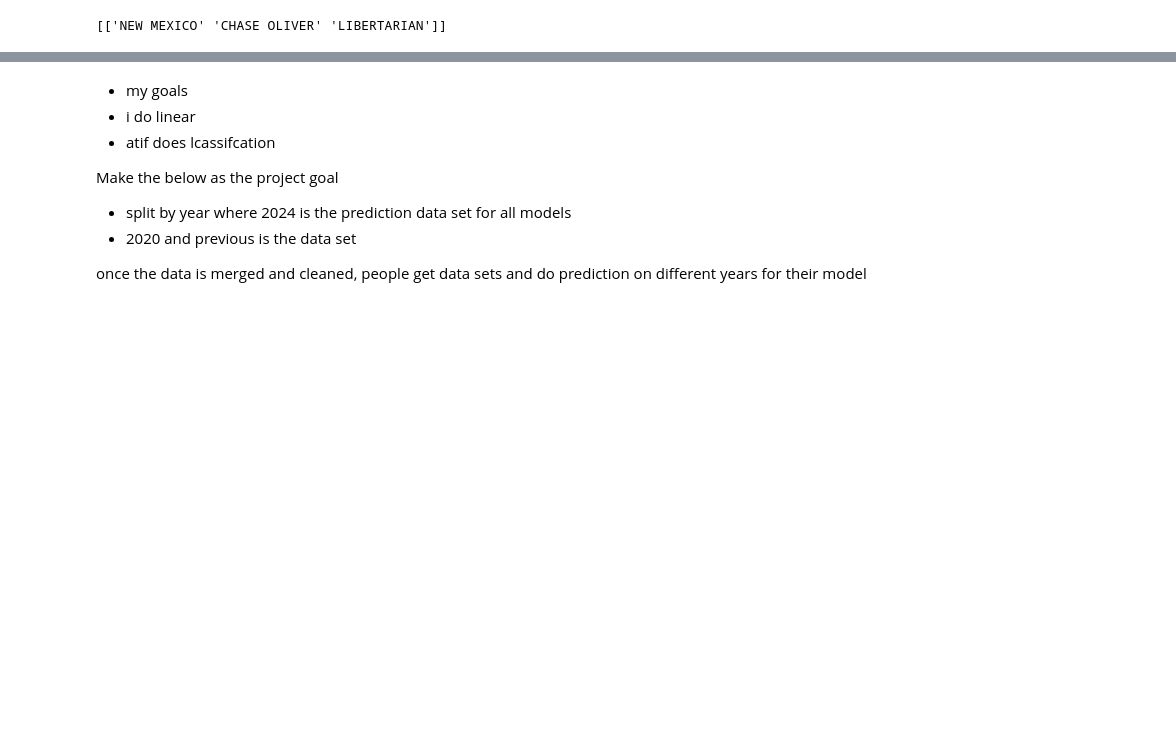
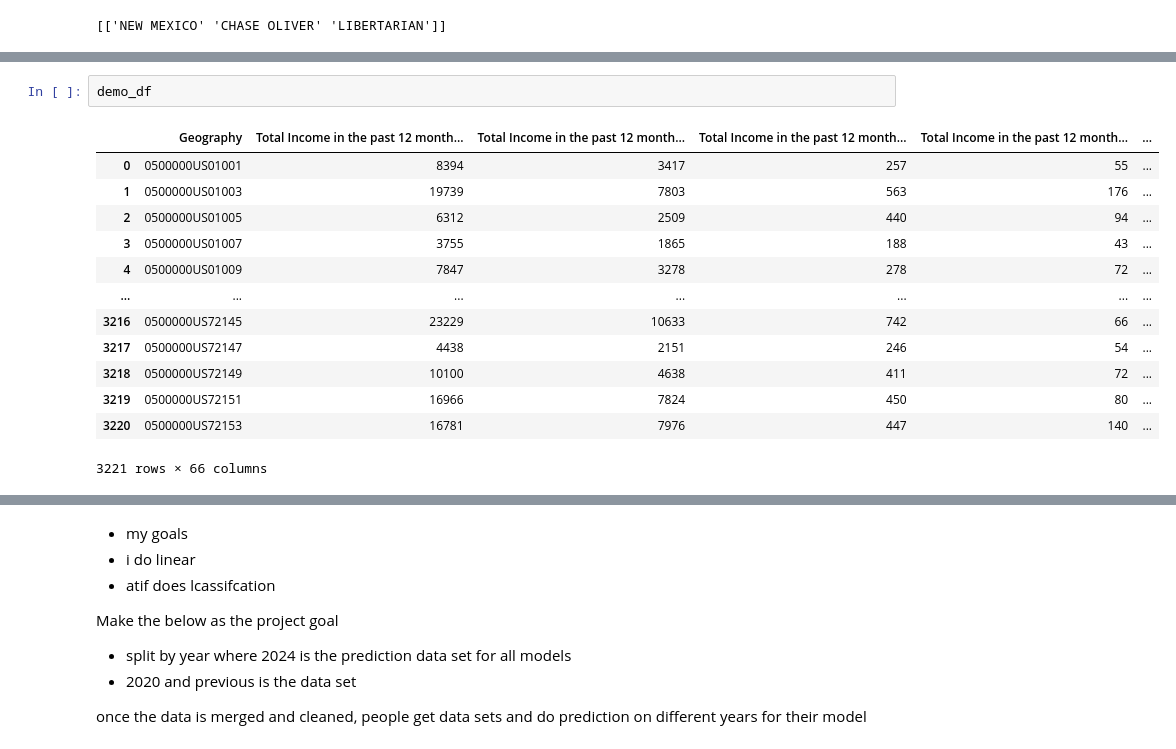
Before and after one commit to datif1/DSC445-ML1-Election-Prediction, a Jupyter notebook: notebooks/eda-yung.ipynb, the cells around one changed output, grey strips where cells are left out. Saved outputs shown, nothing was run; the diff lists cells and outputs as text; blank space fills up the shorter version.

```diff
--- a/notebooks/eda-yung.ipynb
+++ b/notebooks/eda-yung.ipynb
@@ -115,0 +384,16 @@ print(missing_party)
+# %%
+demo_df
+# %% [output]
+|  | Geography | Total Income in the past 12 month... | Total Income in the past 12 month... | Total Income in the past 12 month... | Total Income in the past 12 month... | ... |
+| 0 | 0500000US01001 | 8394 | 3417 | 257 | 55 | ... |
+| 1 | 0500000US01003 | 19739 | 7803 | 563 | 176 | ... |
+| 2 | 0500000US01005 | 6312 | 2509 | 440 | 94 | ... |
+| 3 | 0500000US01007 | 3755 | 1865 | 188 | 43 | ... |
+| 4 | 0500000US01009 | 7847 | 3278 | 278 | 72 | ... |
+| ... | ... | ... | ... | ... | ... | ... |
+| 3216 | 0500000US72145 | 23229 | 10633 | 742 | 66 | ... |
+| 3217 | 0500000US72147 | 4438 | 2151 | 246 | 54 | ... |
+| 3218 | 0500000US72149 | 10100 | 4638 | 411 | 72 | ... |
+| 3219 | 0500000US72151 | 16966 | 7824 | 450 | 80 | ... |
+| 3220 | 0500000US72153 | 16781 | 7976 | 447 | 140 | ... |
+3221 rows × 66 columns
```
Also changed, not shown: parts of 51 cells of this notebook.
